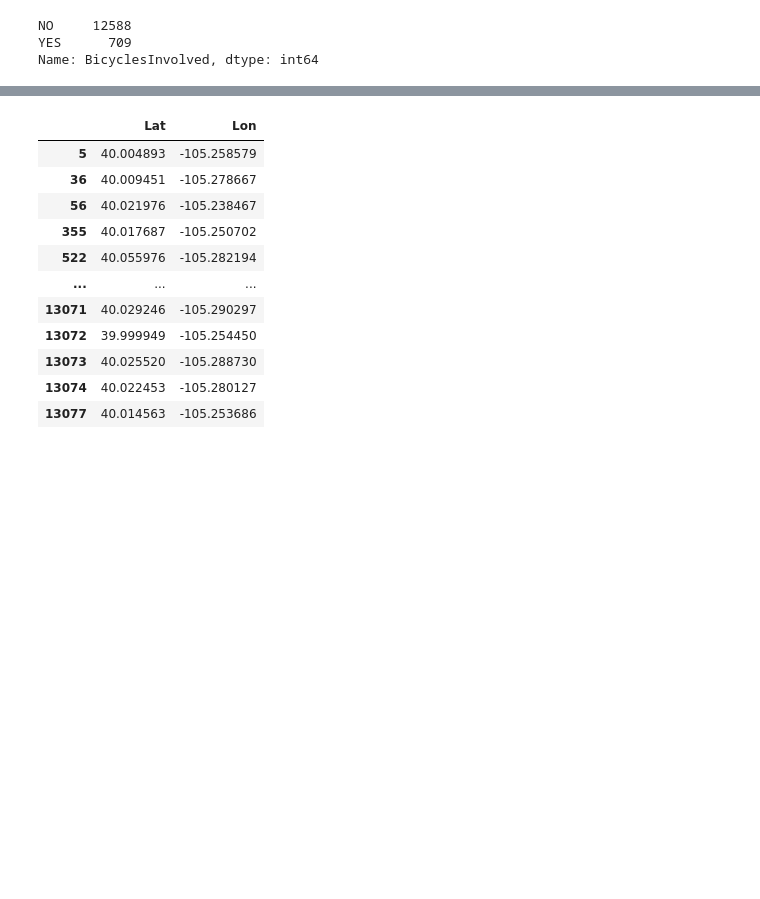
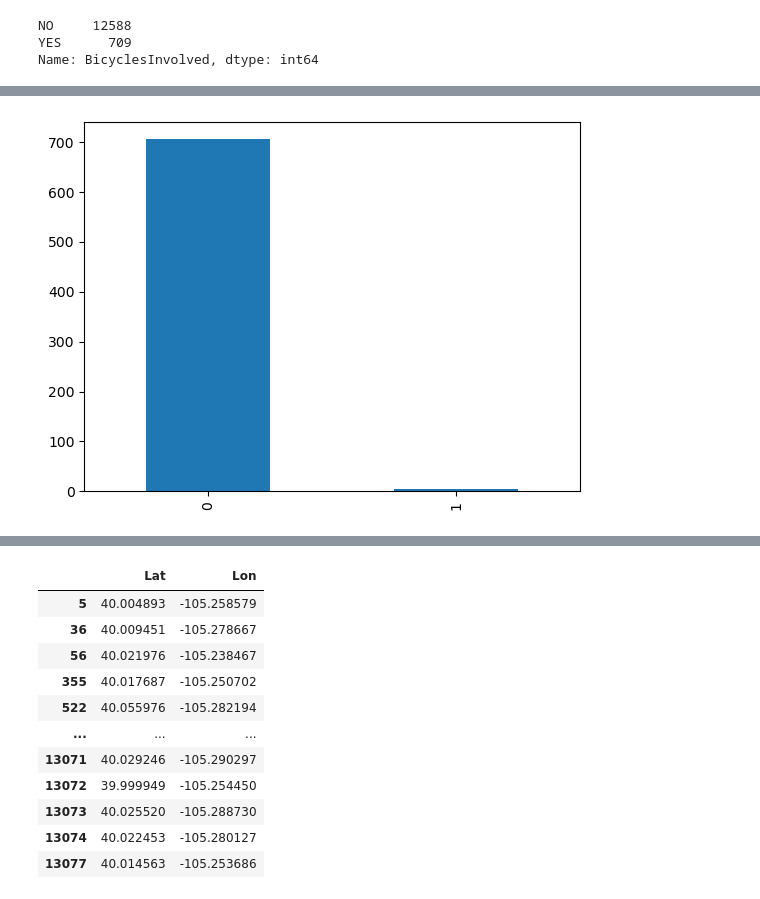
Before and after one commit to lalynjay/boulder_crahes, a Jupyter notebook: notebook.ipynb, the cells around one changed output, grey strips where cells are left out. Cells and saved outputs as stored; diff of their text form; code cells hidden in the pictures; blank space fills up the shorter version.

```diff
--- a/notebook.ipynb
+++ b/notebook.ipynb
@@ -197,0 +225,4 @@ bicycles.corr()
+# %%
+bicycles["NumKilled"].value_counts().plot(kind="bar");
+# %% [output]
+[figure, added]
```
Also changed, not shown: parts of 16 cells of this notebook.
